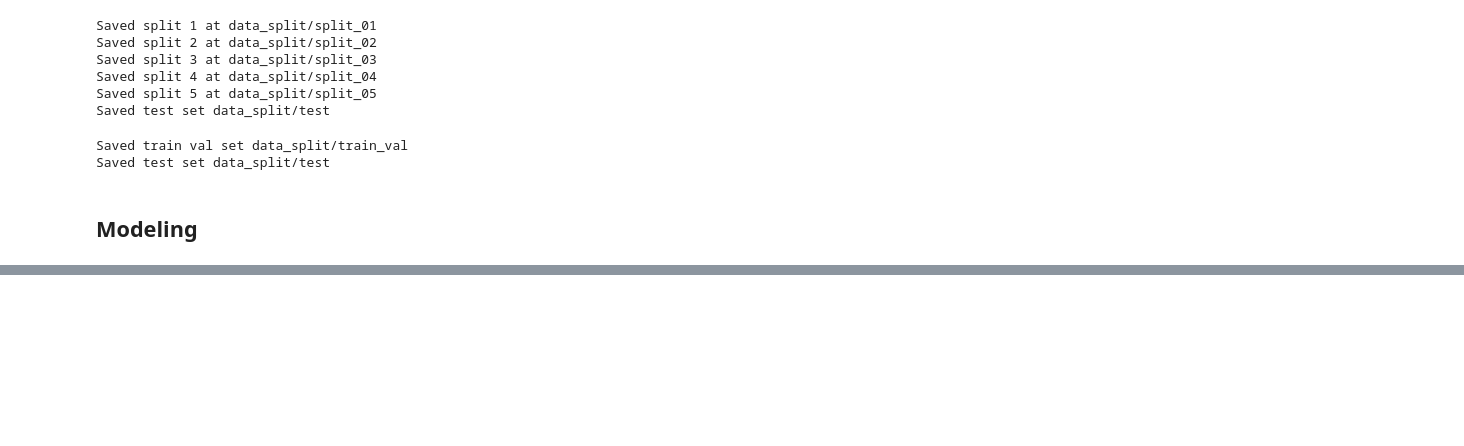
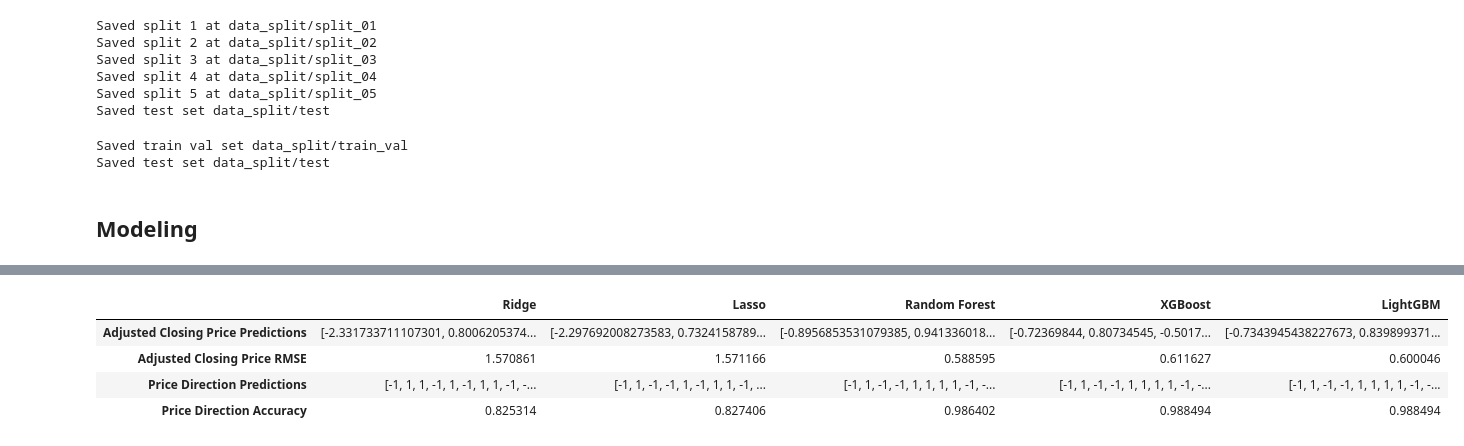
Before and after one commit to JaiDoshi/sn2, a Jupyter notebook: model.ipynb, the cells around one changed output, grey strips where cells are left out. Cells and saved outputs as stored; diff of their text form; code cells hidden in the pictures; blank space fills up the shorter version.

Commit message:
model evaluation and results

```diff
--- a/model.ipynb
+++ b/model.ipynb
@@ -377,8 +377,8 @@ time_series_cv = TimeSeriesSplit(n_splits=5)
 def train_and_evaluate_with_sentiment(train_val_df, model_name):
     # Select features and target
     X_columns = train_val_df.columns[train_val_df.columns.get_loc("Volume") + 1:-1]  # Select all columns after 'Volume', remove the last ticker column
-    X_columns = X_columns.drop(['price_change_direction', 'pct_change_open'])
-    y_column = 'pct_change_open'
+    X_columns = X_columns.drop(['price_change_direction', 'pct_change_adj_close'])
+    y_column = 'pct_change_adj_close'
 
     X = train_val_df[X_columns].values
     y = train_val_df[y_column].values
@@ -418,7 +411,7 @@ train_val_df = pd.read_csv(train_val_file)
 model_results = {}
 for model_name in models:
     print(model_name)
-    rmse, best_params = train_and_evaluate_with_sentiment(df, model_name)
+    rmse, best_params = train_and_evaluate_with_sentiment(train_val_df, model_name)
     model_results[model_name] = {
         'RMSE': rmse,
         'Best Params': best_params
@@ -508,0 +531,12 @@ model_results
+# %%
+def evaluate_price_direction(trained_model, X_test, y_test):
+    # Generate predictions for pct_change_open using the trained model
+    pct_change_open_predictions = trained_model.predict(X_test)
+
+    # Transform pct_change_open predictions to price change direction (+1 or -1)
+    price_change_direction_predictions = np.where(pct_change_open_predictions > 0, 1, -1)
+
+    # Calculate accuracy against the actual labels
+    accuracy = accuracy_score(y_test, price_change_direction_predictions)
+
+    return price_change_direction_predictions, accuracy
@@ -508,0 +618,10 @@ model_results
+# %%
+results_df = pd.DataFrame(predictions)
+# %%
+results_df
+# %% [output]
+|  | Ridge | Lasso | Random Forest | XGBoost | LightGBM |
+| Adjusted Closing Price Predictions | [-2.331733711107301, 0.8006205374... | [-2.297692008273583, 0.7324158789... | [-0.8956853531079385, 0.941336018... | [-0.72369844, 0.80734545, -0.5017... | [-0.7343945438227673, 0.839899371... |
+| Adjusted Closing Price RMSE | 1.570861 | 1.571166 | 0.588595 | 0.611627 | 0.600046 |
+| Price Direction Predictions | [-1, 1, 1, -1, 1, -1, 1, 1, -1, -... | [-1, 1, -1, -1, 1, -1, 1, 1, -1, ... | [-1, 1, -1, -1, 1, 1, 1, 1, -1, -... | [-1, 1, -1, -1, 1, 1, 1, 1, -1, -... | [-1, 1, -1, -1, 1, 1, 1, 1, -1, -... |
+| Price Direction Accuracy | 0.825314 | 0.827406 | 0.986402 | 0.988494 | 0.988494 |
```
Also changed, not shown: parts of 5 cells of this notebook.
